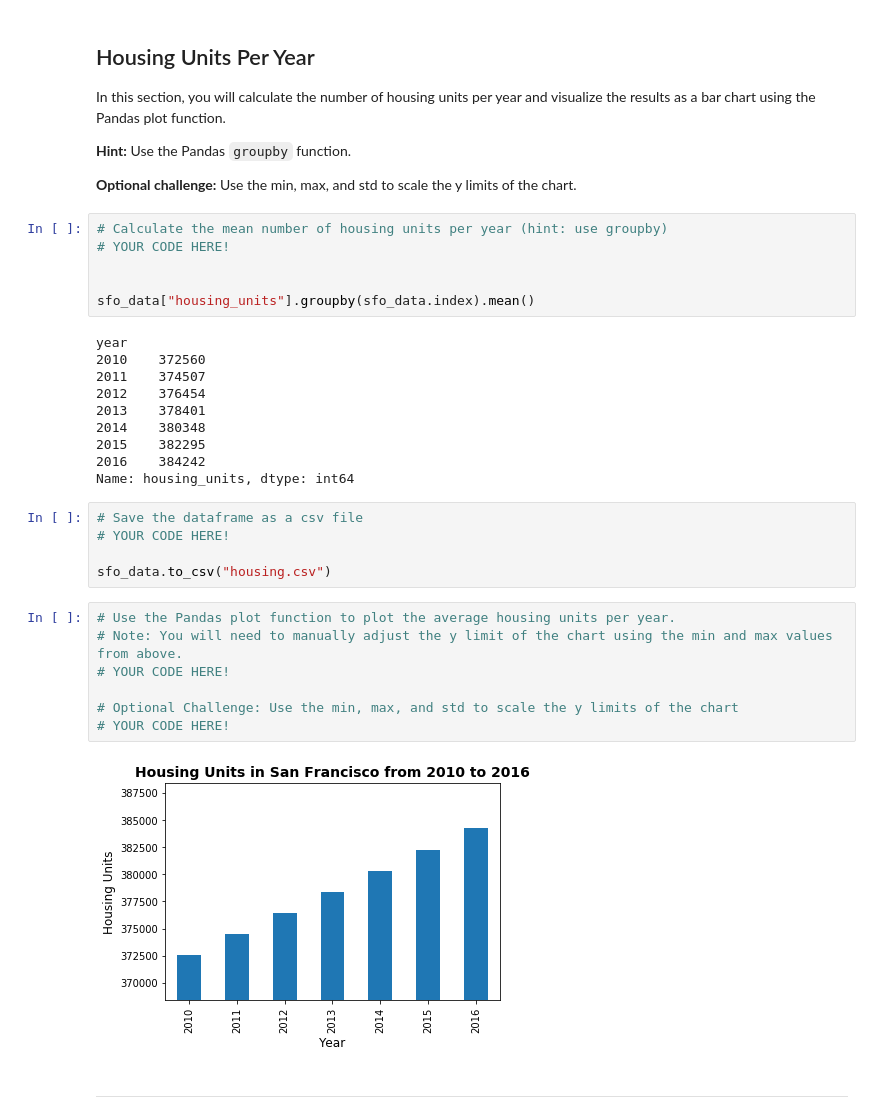
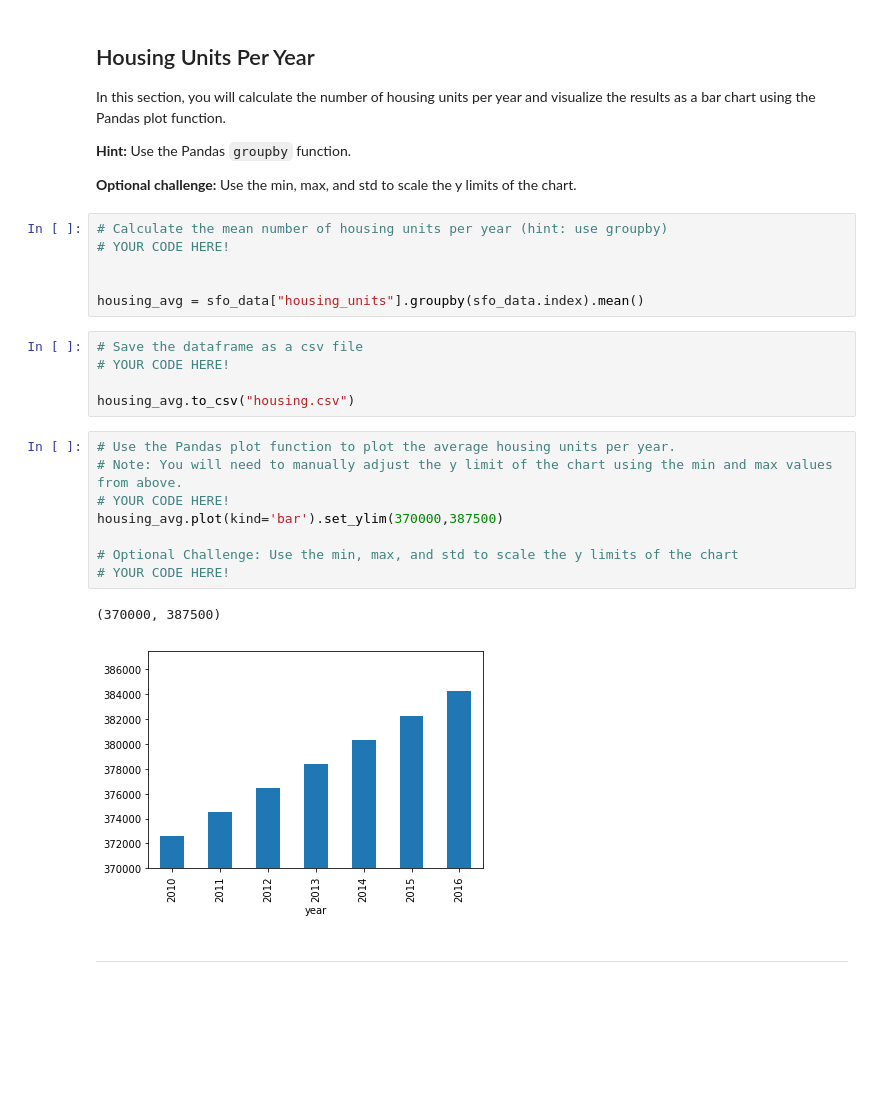
Before and after one commit to jyoung30/Pyviz, a Jupyter notebook: Starter_Code/rental_analysis.ipynb, the cells around one changed output. Cells and saved outputs as stored; diff of their text form; blank space fills up the shorter version.

```diff
--- a/Starter_Code/rental_analysis.ipynb
+++ b/Starter_Code/rental_analysis.ipynb
@@ -61,31 +61,23 @@ In this section, you will calculate the number of housing units per year and vis
 # YOUR CODE HERE!
 
 
-sfo_data["housing_units"].groupby(sfo_data.index).mean()
+housing_avg = sfo_data["housing_units"].groupby(sfo_data.index).mean()
-# %% [output]
-year
-2010    372560
-2011    374507
-2012    376454
-2013    378401
-2014    380348
-2015    382295
-2016    384242
-Name: housing_units, dtype: int64
 # %%
 # Save the dataframe as a csv file
 # YOUR CODE HERE!
 
-sfo_data.to_csv("housing.csv")
+housing_avg.to_csv("housing.csv")
 # %%
 # Use the Pandas plot function to plot the average housing units per year.
 # Note: You will need to manually adjust the y limit of the chart using the min and max values from above.
 # YOUR CODE HERE!
+housing_avg.plot(kind='bar').set_ylim(370000,387500)
 
 # Optional Challenge: Use the min, max, and std to scale the y limits of the chart
 # YOUR CODE HERE!
 # %% [output]
+(370000, 387500)
-[figure, old version]
+[figure, new version]
 # %% [markdown]
 - - -
 # %% [markdown]
```
Also changed, not shown: parts of 20 cells of this notebook, 3 other files.
